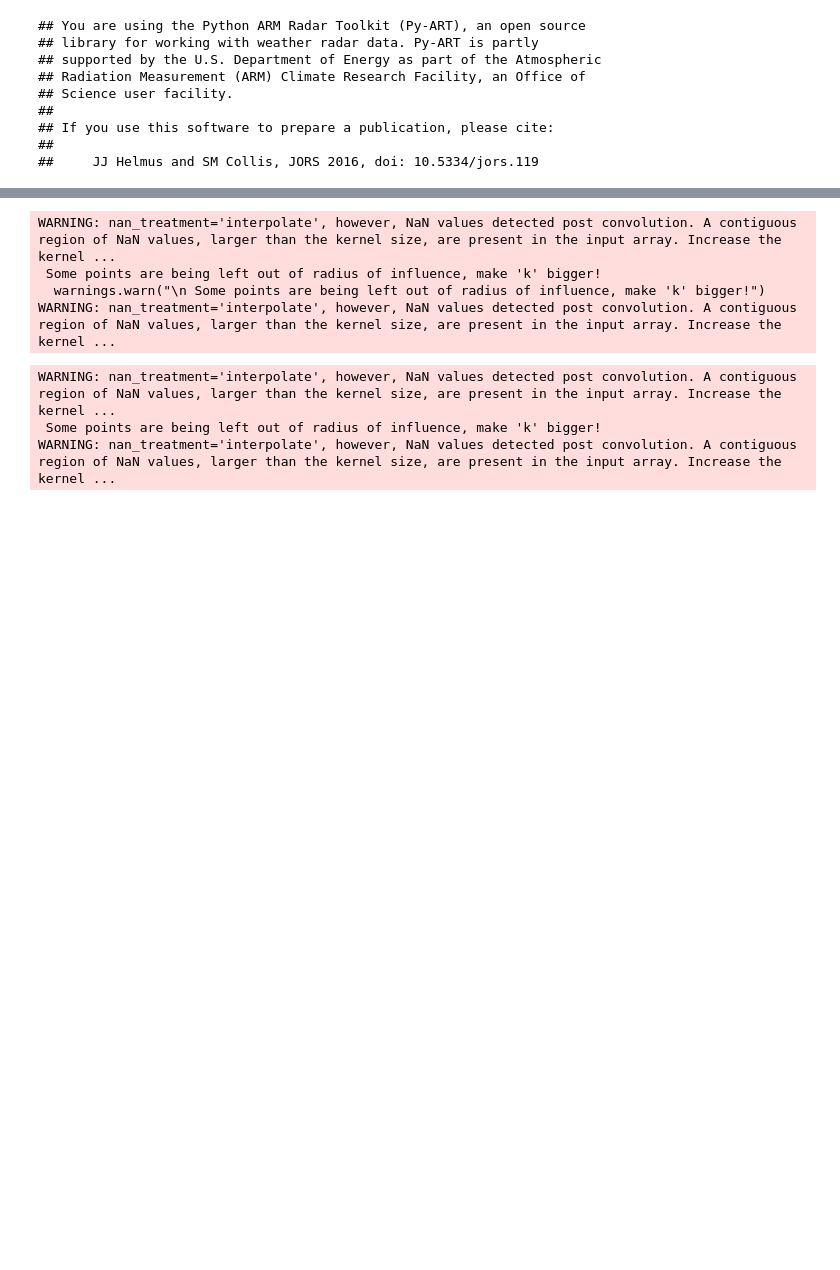
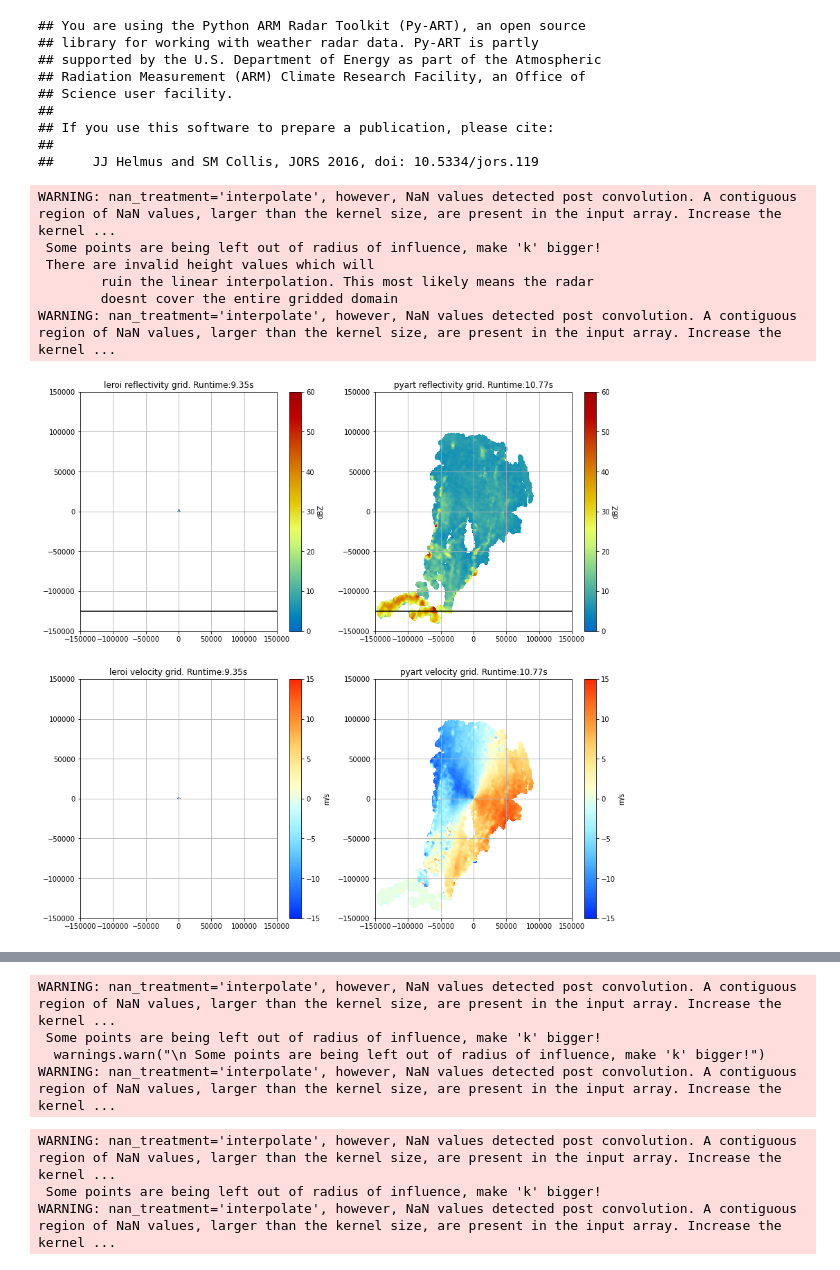
Before and after one commit to jordanbrook/leroi, a Jupyter notebook: notebook/leroi_openradar_test.ipynb, the cells around one changed output, grey strips where cells are left out. Drawn from its saved outputs; the diff is of its cells as text; code cells hidden in the pictures; blank space fills up the shorter version.

```diff
--- a/notebook/leroi_openradar_test.ipynb
+++ b/notebook/leroi_openradar_test.ipynb
@@ -129,5 +129,13 @@ def run_test(odim_ffn, dbz_fname, vrad_name, grid_fields, level=5, yidx=145):
     return None
 # %%
 #local file test
-odim_ffn = '/home/548/jss548/dev/tmp/testing_files/ground_clutter/64_20201111_012000.pvol.h5'
-run_test(odim_ffn, dbz_fname='DBZH', vrad_name='VRADH', grid_fields=['DBZH','VRADH'], yidx=140)
+odim_ffn = '64_20201111_012000.pvol.h5'
+run_test(odim_ffn, dbz_fname='DBZH', vrad_name='VRADH', grid_fields=['DBZH','VRADH'], yidx=25)
+# %% [output]
+WARNING: nan_treatment='interpolate', however, NaN values detected post convolution. A contiguous region of NaN values, larger than the kernel size, are present in the input array. Increase the kernel ...
+ Some points are being left out of radius of influence, make 'k' bigger!
+ There are invalid height values which will
+        ruin the linear interpolation. This most likely means the radar
+        doesnt cover the entire gridded domain
+WARNING: nan_treatment='interpolate', however, NaN values detected post convolution. A contiguous region of NaN values, larger than the kernel size, are present in the input array. Increase the kernel ...
+[figure, added]
```
Also changed, not shown: parts of 2 cells of this notebook, 1 other file.
